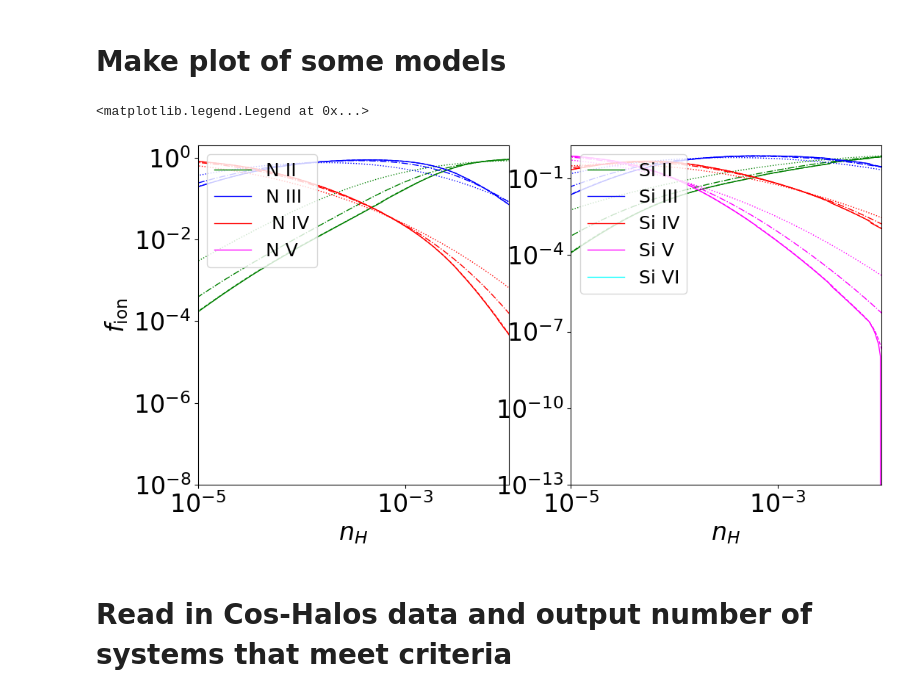
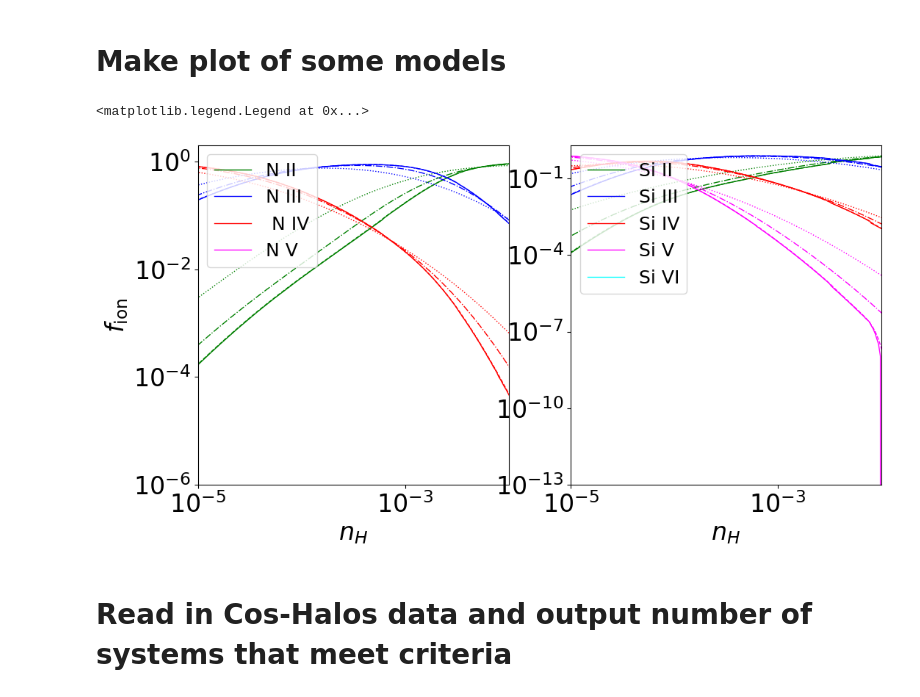
Before and after one commit to astromcquinn/Photoionization_modeling, a Jupyter notebook: fitPhotoionModels.ipynb, the cells around one changed output. Cells and saved outputs as stored; diff of their text form; code cells hidden in the pictures.

Commit message:
added models and updated notebook

```diff
--- a/fitPhotoionModels.ipynb
+++ b/fitPhotoionModels.ipynb
@@ -18,9 +18,6 @@ print(xr.__version__,  pd.__version__)
 Define constants and metalicities used
 Specifiy which ions to ignore (Low ions)
 # %%
-
-
-
 abundances = {'H':1, 'He':1/12, 'C':2.7e-4, 'N':6.7e-5, 'O':4.9e-4, 'Ne':8.5e-5, 'Mg':4.0e-5, 'Si':3.2e-5, 'S':1.3e-5 }
 roman_dict = {'I':0, 'II': 1, 'III':2, 'IV':3, 'V':4, 'VI':5, 'VII':6}  #to map from indexes to array indexes;
 
@@ -30,12 +27,11 @@ dont_use_these_ions = ['O VI', 'H I', 'N I', 'Mg I', 'C I', 'O I', 'Si I', 'Fe I
 
 
 
-RemoveBlends = 1
+RemoveBlends = 1  #removes lines that are specified as blends
 min_sigma = 0.1 #minimum standard deviation allowed
 max_logHI_column = 17.5  #maximum HI column density allowed
-calculate_errors = 1
-#self_shielding = 0
-modelstring = 'lognormal'  #'mix' 'cool'   #'mixcool'
+calculate_errors = 1  #calculates errors on parameters
+modelstring = 'lognormal' #'lognormal'  #'mix' 'cool'   #'mixcool'
 filestring = 'models_frac_eff_Z03'
 
 
@@ -64,9 +60,9 @@ narray = modeldata.n0
 
 
 
-for p in modeldata.param.values:
-    efrac_model = model.sel(param=p,method='nearest')
+#for p in modeldata.param.values:
+#    efrac_model = model.sel(param=p,method='nearest')
     #print([efrac_model.sel(ion='NV').values])
     #efrac_model.sel(ion='NV').values = efrac_model.sel(ion='NV').valu+1
     #efrac_model.sel(ion='NV').values=np.ones(narray.shape)
-    print([efrac_model.sel(ion='NV').values])
+#    print([p, efrac_model.sel(ion='NV').values])
@@ -136,48 +111,42 @@ for ion_name in  ['N II', 'N III', ' N IV', 'N V']:
             legendstring = ''
         p1.loglog(narray, efrac_model.sel(ion=ion_name_nospace).values,  linestyle=lsarray[i], color=colorarray[ionization_val%7],linewidth=1, label=legendstring)
 
-        #if ion_name  == 'N V':
-        #    print(efrac_model.sel(ion=ion_name_nospace).values)
         i+= 1
 p1.legend(loc='upper left', fontsize=18)
 p1.set_xlim([10**-5, .01])
-p1.set_ylim([10**-8,2])
+p1.set_ylim([10**-6,2])
 
 ##plot silicon
 for ion_name in  ['Si II', 'Si III', 'Si IV', 'Si V', 'Si VI']:
     ion_name_split = ion_name.split()
     ion_name_nospace = ion_name_split[0].strip() + ion_name_split[1].strip()
     ionization_val = roman_dict[ion_name_split[1]]
 
 
     i=0
     for model_sel in modeldata.param.values:
         efrac_model = model.sel(param=model_sel,method='nearest')
         if model_sel == 0:
             legendstring = ion_name
         else:
             legendstring = ''
         p2.loglog(narray, efrac_model.sel(ion=ion_name_nospace).values,  linestyle=lsarray[i], color=colorarray[ionization_val%7],linewidth=1, label=legendstring)
 
         i+= 1
 
 p2.legend(loc='upper left', fontsize=18)
 p2.set_xlim([10**-5, .01])
 p2.set_ylim([10**-13,2])
 
 
-#p1.set_yscale('log')
-#p1.set_xscale('log')
 p1.set_xlabel(r"$n_{H}$");p2.set_xlabel(r"$n_{H}$")
 p1.set_ylabel(r"$f_{\rm ion}$")
-#p1.set_title(r"$T_{min}$"+f"={Tminpower:.1f}")
-#p2.set_title(r"$T_{min}$"+f"={Tminpower:.1f}")
 fig.subplots_adjust(wspace=0.2)
 p1.legend(loc='upper left', fontsize=18) # bbox_to_anchor=(1.12,.99),markerscale=1.5,framealpha=1,edgecolor='k')
 #plt.savefig(f'./Savfig/Isochoric_coolingcolumns.png',bbox_extra_artists=(ionleg,), bbox_inches='tight')
 # %% [output]
 <matplotlib.legend.Legend at 0x...>
-[figure, old version]
+[figure, new version]
 # %% [markdown]
 # Read in  Cos-Halos data and output number of systems that meet criteria
 # %%
```
Also changed, not shown: parts of 19 cells of this notebook, 4 other files.
